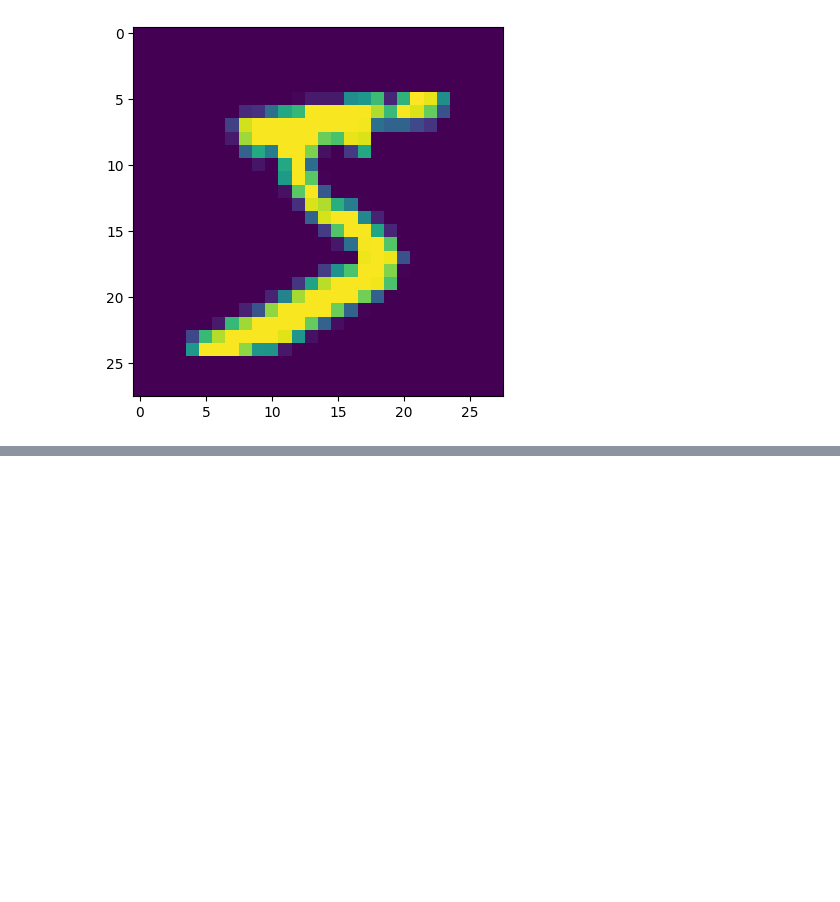
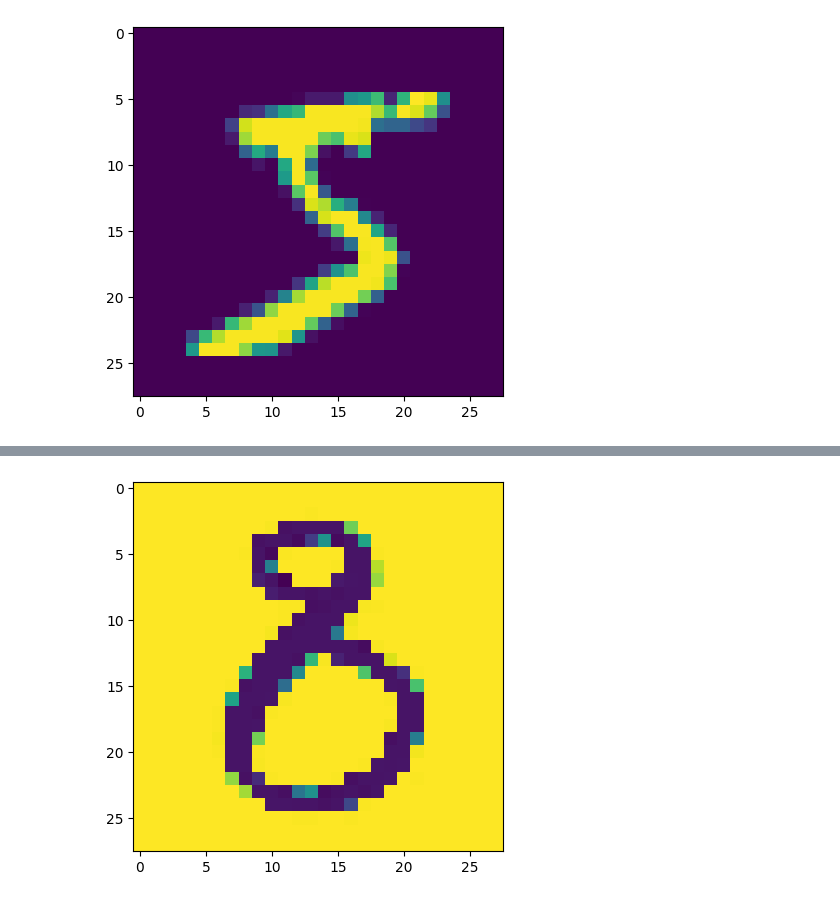
Before and after one commit to tommyjin2894/ai_study, a Jupyter notebook: code/07_pretrained_model/01_cnn_based_LeNet.ipynb, the cells around one changed output, grey strips where cells are left out. Saved outputs shown, nothing was run; the diff lists cells and outputs as text; code cells hidden in the pictures; blank space fills up the shorter version.

```diff
--- a/code/07_pretrained_model/01_cnn_based_LeNet.ipynb
+++ b/code/07_pretrained_model/01_cnn_based_LeNet.ipynb
@@ -137,0 +156,14 @@ Predicted digit: (array([[1., 0., 0., 0., 0., 0., 0., 0., 0., 0.]], dtype=float3
+# %%
+img_path ='../../data/img_8.png'
+# %%
+# 사이즈 조정 (모델 훈련 인풋에 맞춤)
+img = image.load_img(img_path, target_size=(28, 28))  # Color image, adjust target size
+# numpy 배열로 변환.
+img_tensor = image.img_to_array(img)[:,:,1]
+# 정규화(0-1)
+img_tensor = img_tensor.astype('float32') / 255.0
+# Add a batch dimension
+img_tensor = np.expand_dims(img_tensor, axis=0)
+plt.imshow(img_tensor[0]);
+# %% [output]
+[figure, added]
```
Also changed, not shown: parts of 5 cells of this notebook.
